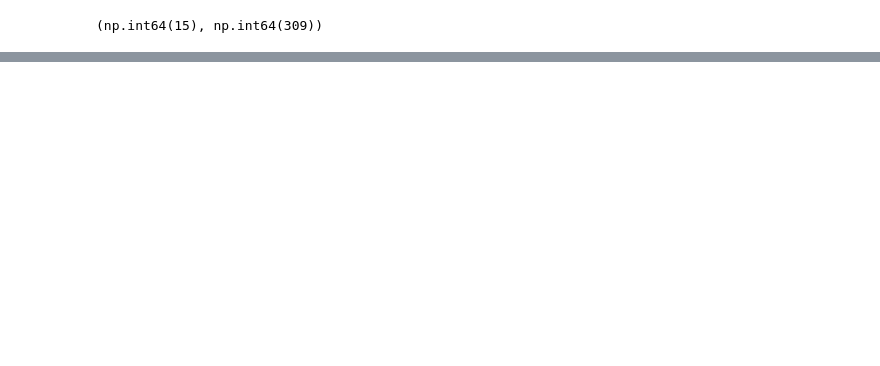
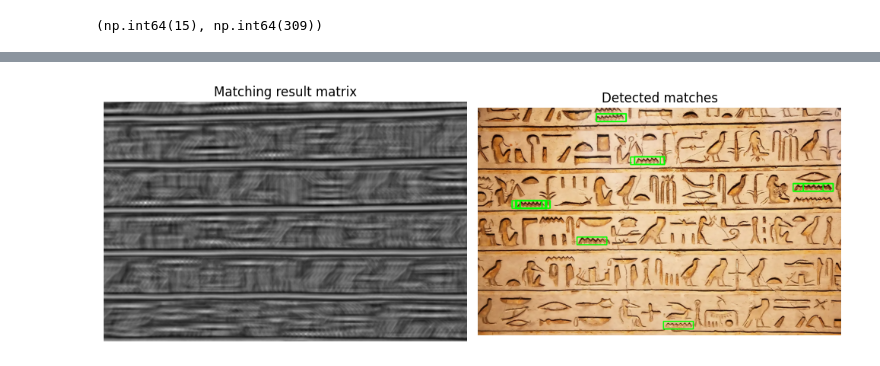
Before and after one commit to seafoodfry/ml-workspace, a Jupyter notebook: gpu-sandbox/vision/003-convolutions-cross-correlations.ipynb, the cells around one changed output, grey strips where cells are left out. Cells and saved outputs as stored; diff of their text form; code cells hidden in the pictures; blank space fills up the shorter version.

```diff
--- a/gpu-sandbox/vision/003-convolutions-cross-correlations.ipynb
+++ b/gpu-sandbox/vision/003-convolutions-cross-correlations.ipynb
@@ -810,0 +820,35 @@ _locations[0], _locations[1]
+# %%
+original_img = CACHE['egyptian'].img
+original_img = cv.bilateralFilter(original_img, 9, 41, 41)
+template = cropped_image
+#original_img = cv.cvtColor(original_img, cv.COLOR_BGR2GRAY)
+#template = cv.cvtColor(template, cv.COLOR_BGR2GRAY)
+
+matched_img, img_with_selections = visualize_template_matching(
+    original_img,
+    template,
+    method=cv.TM_CCOEFF_NORMED,
+    threshold=0.6)
+
+fig = plt.figure(figsize=(10, 6))
+
+# Create grid specification with 1 rows and 2 columns.
+gs = gridspec.GridSpec(1, 2, figure=fig)
+
+# Add the subplots
+ax1 = fig.add_subplot(gs[0, 0])  # First row, first column.
+ax2 = fig.add_subplot(gs[0, 1])  # First row, second column.
+
+ax1.imshow(matched_img, cmap='gray')
+ax1.set_title('Matching result matrix')
+ax1.axis('off')
+
+ax2.imshow(img_with_selections)
+ax2.set_title('Detected matches')
+ax2.axis('off')
+
+
+plt.tight_layout()
+plt.show()
+# %% [output]
+[figure, added]
```
Also changed, not shown: parts of 9 cells of this notebook.
